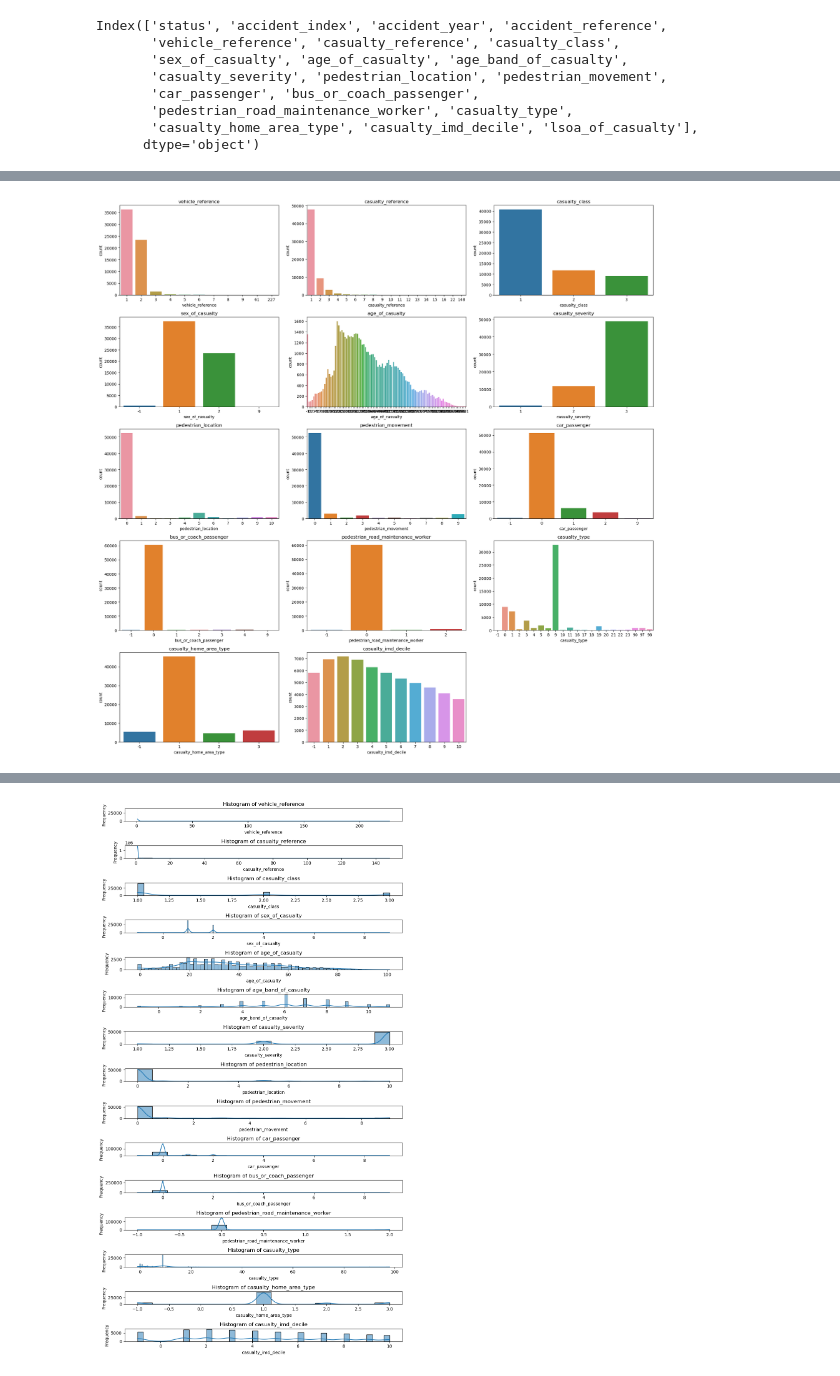
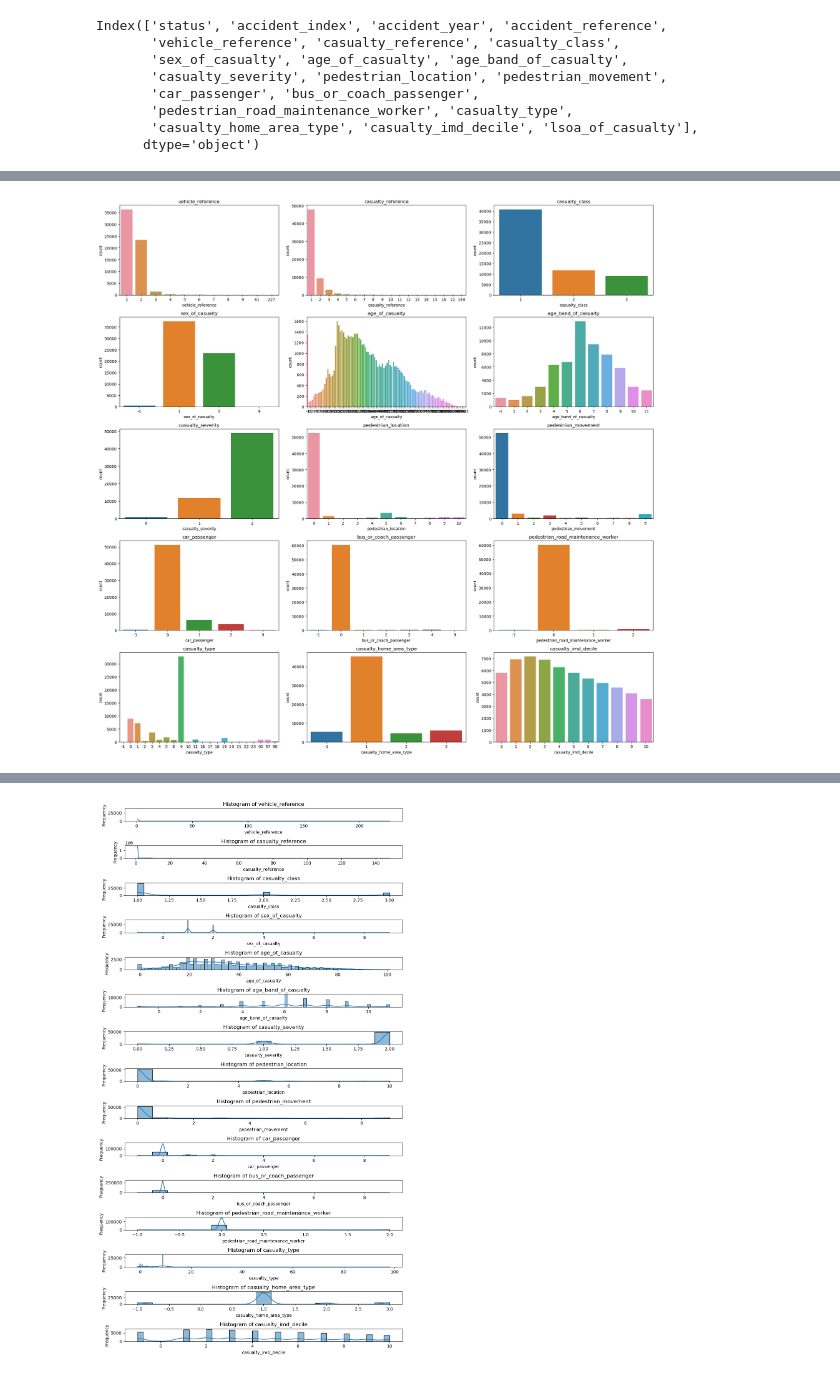
Before and after one commit to Asadi1460/road_accident, a Jupyter notebook: main.ipynb, the cells around one changed output, grey strips where cells are left out. Cells and saved outputs as stored; diff of their text form; code cells hidden in the pictures.

```diff
--- a/main.ipynb
+++ b/main.ipynb
@@ -126,0 +135,2 @@ df.sample(5)
+# %%
+df['casualty_severity'] = df['casualty_severity'].sub(1)
@@ -364,26 +389,26 @@ df.head()
 # %%
 # Define the columns to plot
 columns_to_plot = ['vehicle_reference','casualty_reference','casualty_class',
-                   'sex_of_casualty', 'age_of_casualty',
+                   'sex_of_casualty', 'age_of_casualty', 'age_band_of_casualty',
                    'casualty_severity', 'pedestrian_location', 'pedestrian_movement',
                    'car_passenger', 'bus_or_coach_passenger', 'pedestrian_road_maintenance_worker',
                    'casualty_type', 'casualty_home_area_type', 'casualty_imd_decile']
 
 # Set up the subplot layout
 num_rows = 5
 num_cols = (len(columns_to_plot) + num_rows - 1) // num_rows
 plt.figure(figsize=(20, 20))
 
 # Create subplots
 for i, col in enumerate(columns_to_plot, start=1):
     plt.subplot(num_rows, num_cols, i)
     sns.countplot(x=col, data=df)
     plt.title(col)
 
 plt.tight_layout()
 plt.show()
 # %% [output]
-[figure, old version]
+[figure, new version]
 # %%
 cmap = sns.color_palette("Blues", as_cmap=True)
 # %%
```
Also changed, not shown: parts of 51 cells of this notebook.
